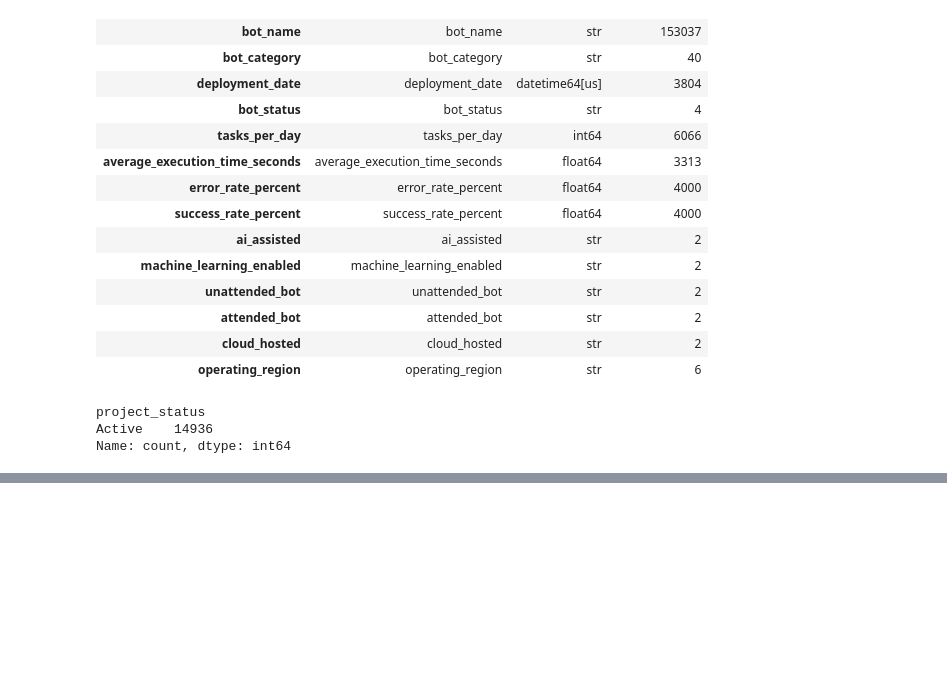
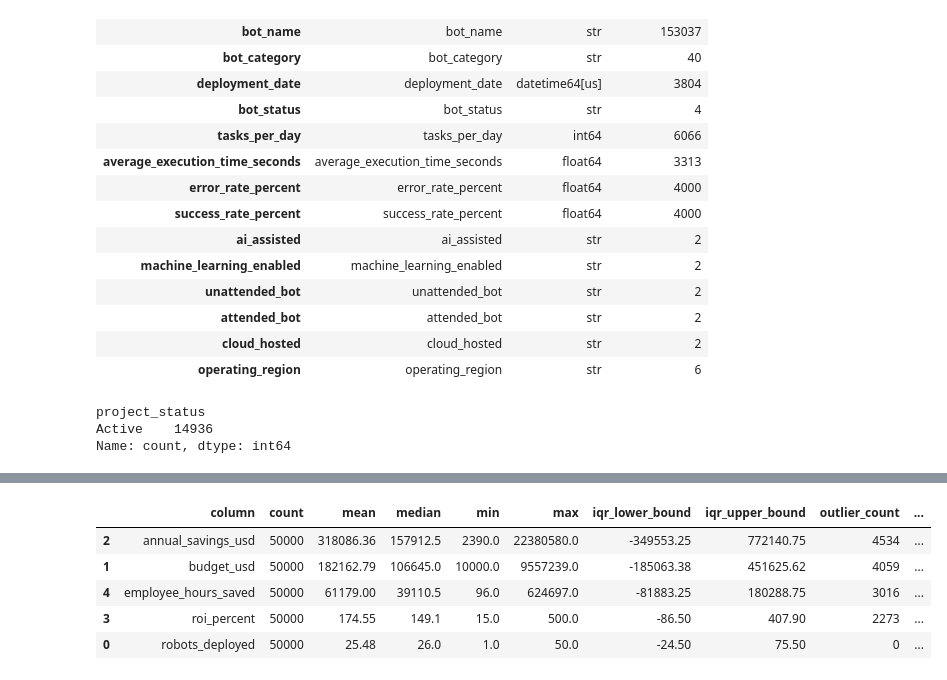
Before and after one commit to fathirrizkifadillah/Worldwide-Robotic-Process-Automation-Database-2026, a Jupyter notebook: main.ipynb, the cells around one changed output, grey strips where cells are left out. Saved outputs shown, nothing was run; the diff lists cells and outputs as text; code cells hidden in the pictures; blank space fills up the shorter version.

```diff
--- a/main.ipynb
+++ b/main.ipynb
@@ -489,0 +499,80 @@ Name: count, dtype: int64
+# %%
+def outlier_summary(df, numerical_cols):
+
+    result = []
+
+    for col in numerical_cols:
+
+        series = df[col].dropna()
+
+        q1 = series.quantile(.25)
+        q3 = series.quantile(.75)
+
+        iqr = q3 - q1
+
+        lower = q1 - 1.5 * iqr
+        upper = q3 + 1.5 * iqr
+
+        outlier = (
+            (series < lower) |
+            (series > upper)
+        ).sum()
+
+        result.append({
+            "column": col,
+            "count": len(series),
+            "mean": round(series.mean(),2),
+            "median": round(series.median(),2),
+            "min": round(series.min(),2),
+            "max": round(series.max(),2),
+            "iqr_lower_bound": round(lower,2),
+            "iqr_upper_bound": round(upper,2),
+            "outlier_count": outlier,
+            "outlier_pct": round(outlier/len(series)*100,2)
+        })
+
+    return (
+        pd.DataFrame(result)
+        .sort_values("outlier_pct", ascending=False)
+    )
+
+auto_projects_outlier = outlier_summary(
+    auto_projects,
+    [
+        "robots_deployed",
+        "budget_usd",
+        "annual_savings_usd",
+        "roi_percent",
+        "employee_hours_saved"
+    ]
+)
+
+rpa_companies_outlier = outlier_summary(
+    rpa_companies,
+    [
+        "founded_year",
+        "employee_count",
+        "annual_revenue_usd",
+        "market_share_percent",
+        "customer_count"
+    ]
+)
+
+software_outlier = outlier_summary(
+    software,
+    [
+        "tasks_per_day",
+        "average_execution_time_seconds",
+        "error_rate_percent",
+        "success_rate_percent"
+    ]
+)
+
+auto_projects_outlier
+# %% [output]
+|  | column | count | mean | median | min | max | iqr_lower_bound | iqr_upper_bound | outlier_count | ... |
+| 2 | annual_savings_usd | 50000 | 318086.36 | 157912.5 | 2390.0 | 22380580.0 | -349553.25 | 772140.75 | 4534 | ... |
+| 1 | budget_usd | 50000 | 182162.79 | 106645.0 | 10000.0 | 9557239.0 | -185063.38 | 451625.62 | 4059 | ... |
+| 4 | employee_hours_saved | 50000 | 61179.00 | 39110.5 | 96.0 | 624697.0 | -81883.25 | 180288.75 | 3016 | ... |
+| 3 | roi_percent | 50000 | 174.55 | 149.1 | 15.0 | 500.0 | -86.50 | 407.90 | 2273 | ... |
+| 0 | robots_deployed | 50000 | 25.48 | 26.0 | 1.0 | 50.0 | -24.50 | 75.50 | 0 | ... |
```
Also changed, not shown: parts of 6 cells of this notebook, 2 other files.
